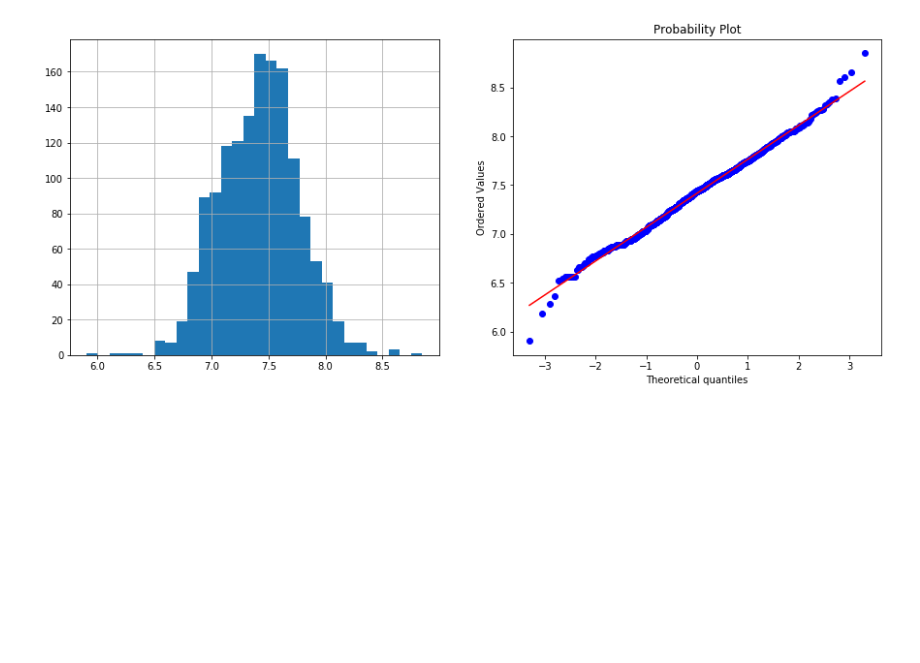
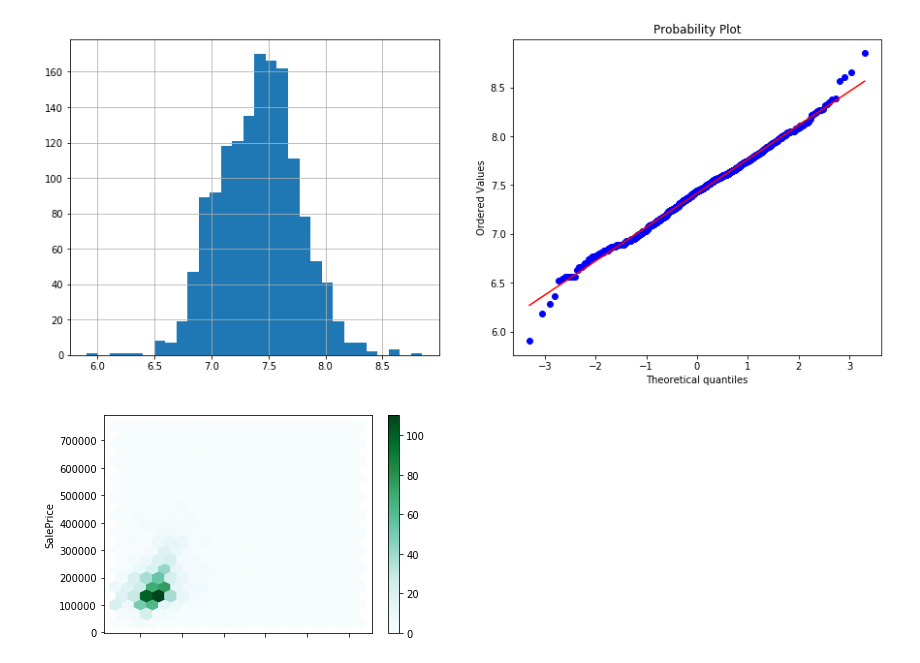
Before and after one commit to KarthikKothareddy/mlops, a Jupyter notebook: notebooks/visualization.ipynb, the cells around one changed output. Drawn from its saved outputs; the diff is of its cells as text; code cells hidden in the pictures; blank space fills up the shorter version.

```diff
--- a/notebooks/visualization.ipynb
+++ b/notebooks/visualization.ipynb
@@ -98,3 +98,8 @@ diagnostic_plot(tmp, "GrLivArea")
 # %% [output]
 {'GrLivArea': 0.005539641278705955}
 [figure]
+# %%
+from src.exploration.plots import hexbin_plot
+hexbin_plot(data=data_housing, x="LotFrontage", y="SalePrice", gridsize=20)
+# %% [output]
+[figure, added]
```
Also changed, not shown: 9 other files.
